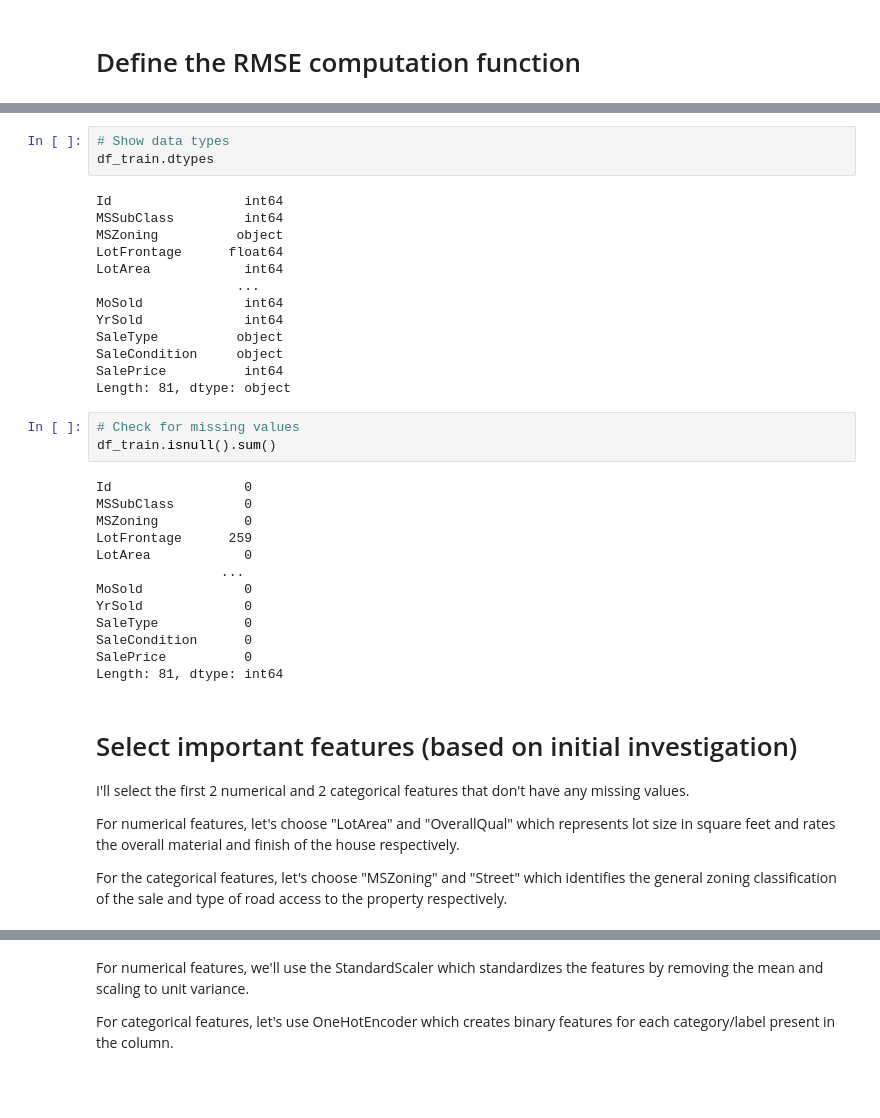
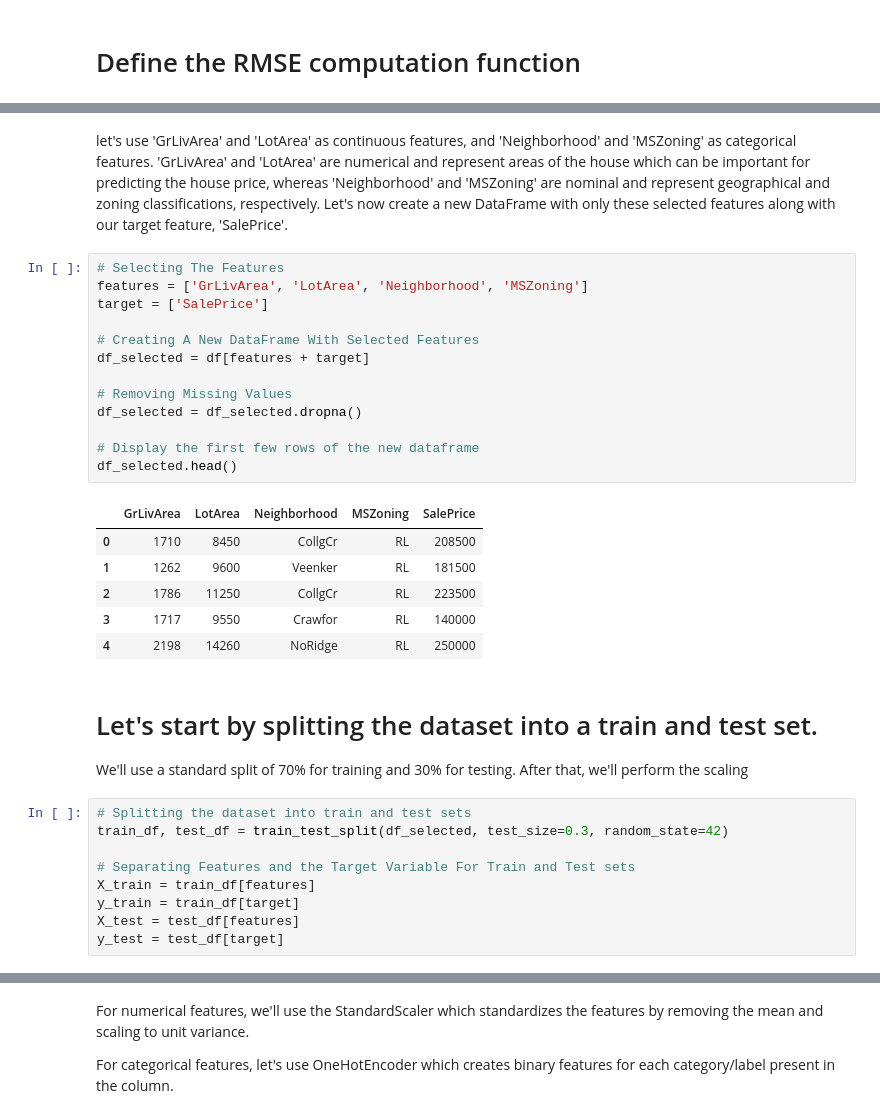
Before and after one commit to Kuttykishorekk/dsp-kishorekumar-mourougane, a Jupyter notebook: notebooks/house-prices-modeling.ipynb, the cells around one changed output, grey strips where cells are left out. Saved outputs shown, nothing was run; the diff lists cells and outputs as text; blank space fills up the shorter version.

```diff
--- a/notebooks/house-prices-modeling.ipynb
+++ b/notebooks/house-prices-modeling.ipynb
@@ -49,40 +71,35 @@ df_selected.head()
+# %% [markdown]
+let's use 'GrLivArea' and 'LotArea' as continuous features, and 'Neighborhood' and 'MSZoning' as categorical features. 'GrLivArea' and 'LotArea' are numerical and represent areas of the house which can be important for predicting the house price, whereas 'Neighborhood' and 'MSZoning' are nominal and represent geographical and zoning classifications, respectively. Let's now create a new DataFrame with only these selected features along with our target feature, 'SalePrice'.
 # %%
-# Show data types
-df_train.dtypes
+# Selecting The Features
+features = ['GrLivArea', 'LotArea', 'Neighborhood', 'MSZoning']
+target = ['SalePrice']
+
+# Creating A New DataFrame With Selected Features
+df_selected = df[features + target]
+
+# Removing Missing Values
+df_selected = df_selected.dropna()
+
+# Display the first few rows of the new dataframe
+df_selected.head()
 # %% [output]
-Id                 int64
-MSSubClass         int64
-MSZoning          object
-LotFrontage      float64
-LotArea            int64
-                  ...
-MoSold             int64
-YrSold             int64
-SaleType          object
-SaleCondition     object
-SalePrice          int64
-Length: 81, dtype: object
+|  | GrLivArea | LotArea | Neighborhood | MSZoning | SalePrice |
+| 0 | 1710 | 8450 | CollgCr | RL | 208500 |
+| 1 | 1262 | 9600 | Veenker | RL | 181500 |
+| 2 | 1786 | 11250 | CollgCr | RL | 223500 |
+| 3 | 1717 | 9550 | Crawfor | RL | 140000 |
+| 4 | 2198 | 14260 | NoRidge | RL | 250000 |
+# %% [markdown]
+# Let's start by splitting the dataset into a train and test set.
+We'll use a standard split of 70% for training and 30% for testing. After that, we'll perform the scaling
 # %%
-# Check for missing values
-df_train.isnull().sum()
+# Splitting the dataset into train and test sets
+train_df, test_df = train_test_split(df_selected, test_size=0.3, random_state=42)
+
+# Separating Features and the Target Variable For Train and Test sets
+X_train = train_df[features]
+y_train = train_df[target]
+X_test = test_df[features]
+y_test = test_df[target]
-# %% [output]
-Id                 0
-MSSubClass         0
-MSZoning           0
-LotFrontage      259
-LotArea            0
-                ...
-MoSold             0
-YrSold             0
-SaleType           0
-SaleCondition      0
-SalePrice          0
-Length: 81, dtype: int64
-# %% [markdown]
-# Select important features (based on initial investigation)
-I'll select the first 2 numerical and 2 categorical features that don't have any missing values.
-
-For numerical features, let's choose "LotArea" and "OverallQual" which represents lot size in square feet and rates the overall material and finish of the house respectively.
-
-For the categorical features, let's choose "MSZoning" and "Street" which identifies the general zoning classification of the sale and type of road access to the property respectively.
 # %%
```
Also changed, not shown: parts of 18 cells of this notebook, 1 other file.
